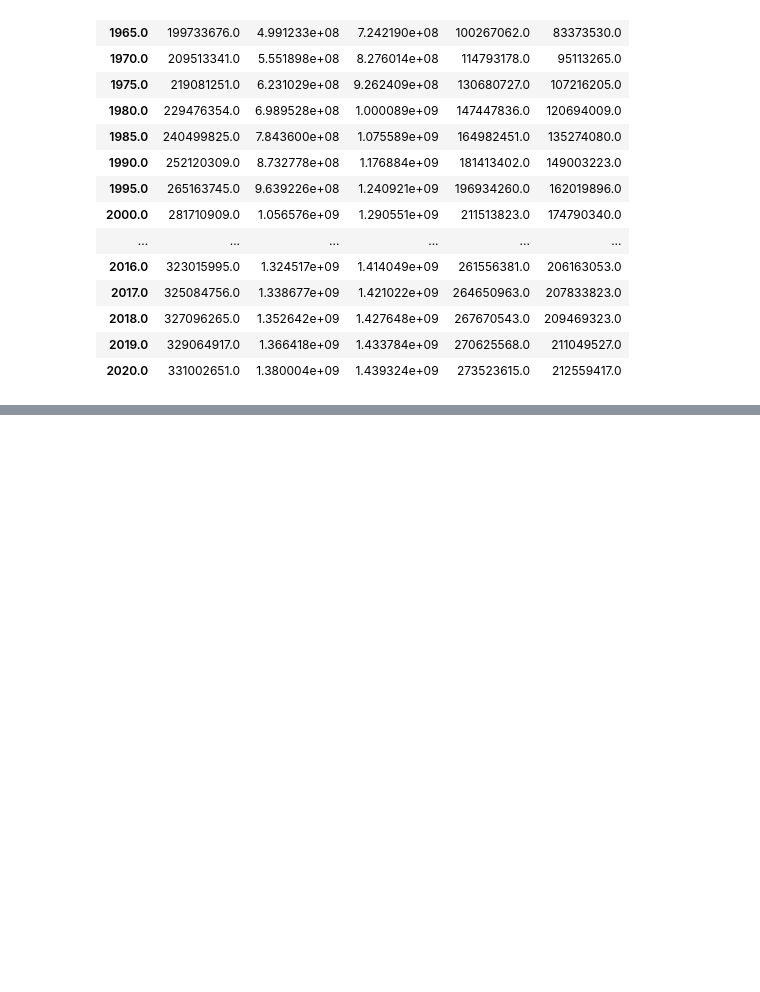
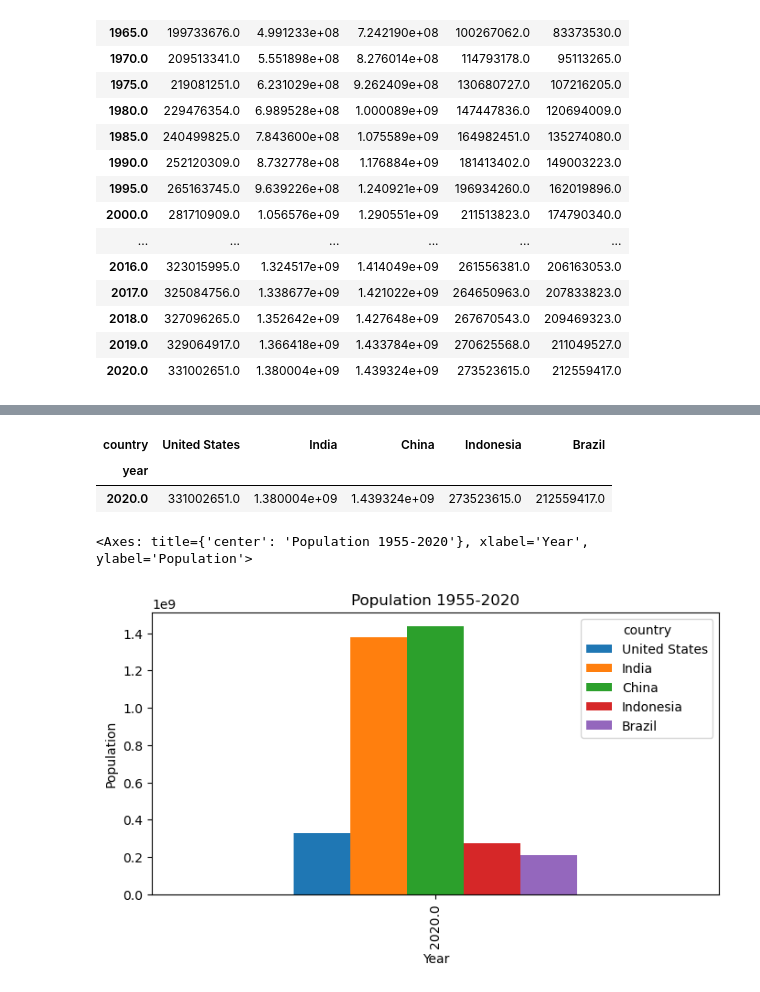
Before and after one commit to Stan-is-the-man/static_and_interactive_data_vizualization, a Jupyter notebook: data_vizualization.ipynb, the cells around one changed output, grey strips where cells are left out. Saved outputs shown, nothing was run; the diff lists cells and outputs as text; code cells hidden in the pictures; blank space fills up the shorter version.

```diff
--- a/data_vizualization.ipynb
+++ b/data_vizualization.ipynb
@@ -65,0 +81,18 @@ df_pivot
+# %%
+df_pivot_2020 = df_pivot_2020.T
+df_pivot_2020
+# %% [output]
+| country | United States | India | China | Indonesia | Brazil |
+| year |  |  |  |  |  |
+| 2020.0 | 331002651.0 | 1.380004e+09 | 1.439324e+09 | 273523615.0 | 212559417.0 |
+# %%
+df_pivot_2020.plot(
+    kind='bar',
+    xlabel="Year",
+    ylabel="Population",
+    title="Population 1955-2020",
+    figsize=(8, 4)
+)
+# %% [output]
+<Axes: title={'center': 'Population 1955-2020'}, xlabel='Year', ylabel='Population'>
+[figure, added]
```
Also changed, not shown: parts of 3 cells of this notebook.
